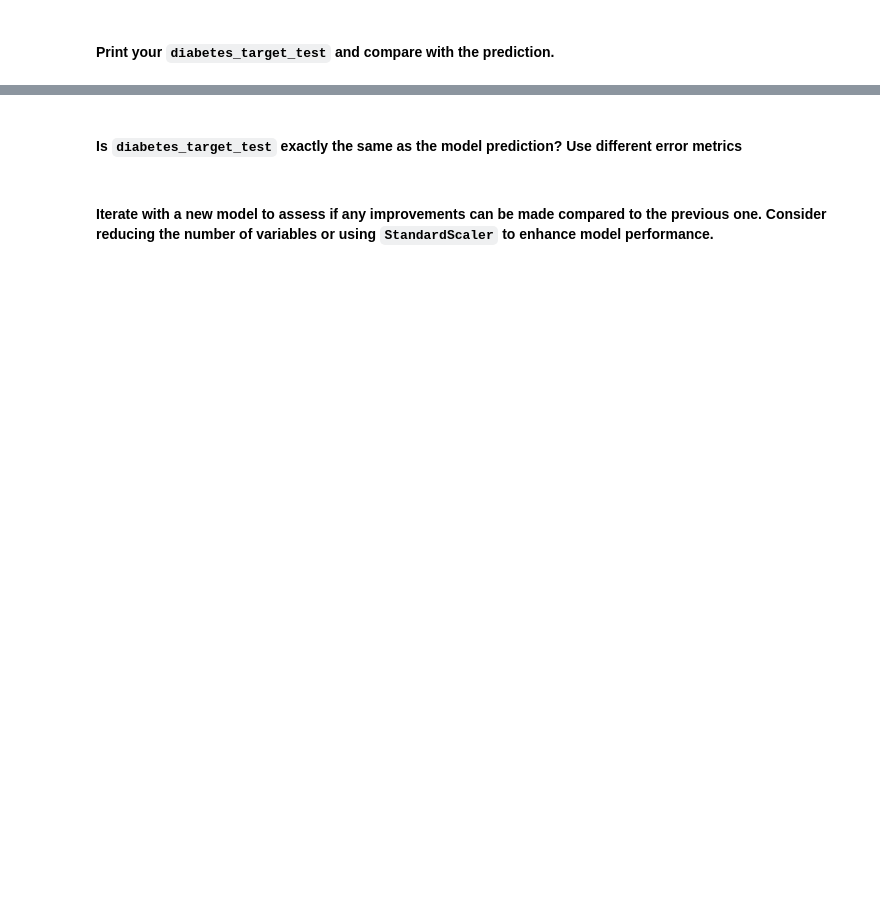
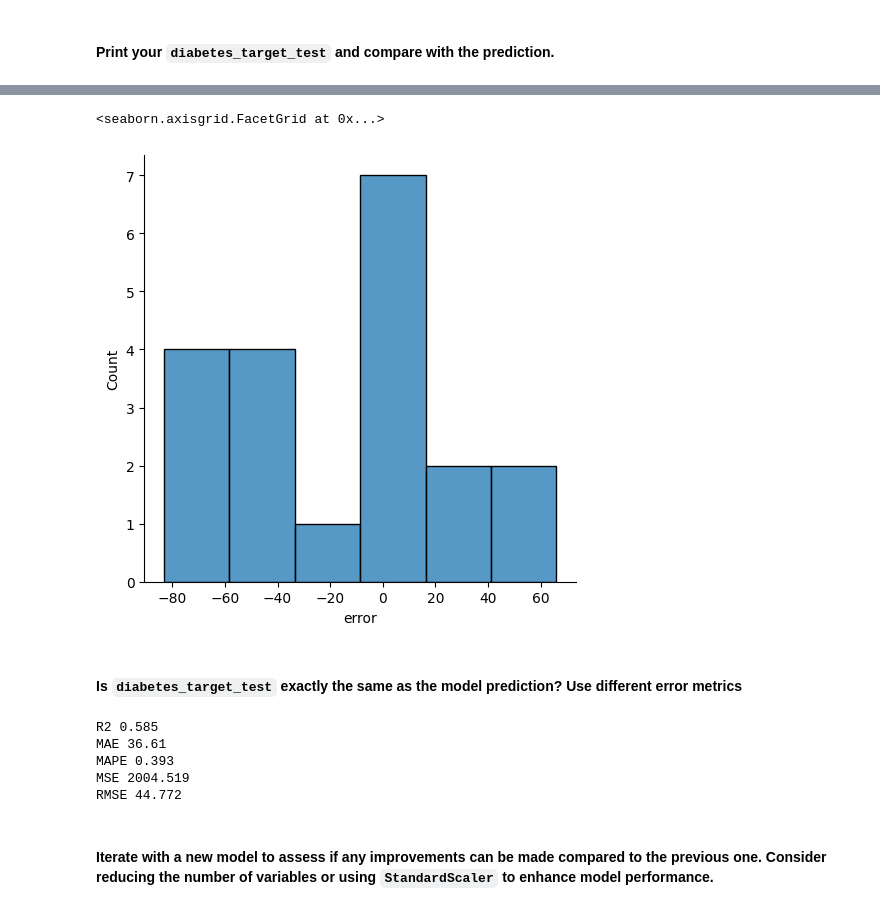
Before and after one commit to angelrodnah/2309_dsft_thebridge, a Jupyter notebook: 3-Machine_Learning/1-Supervisado/1-Regression/1-Linear_Regression/ejercicios/2 Diabetes.ipynb, the cells around one changed output, grey strips where cells are left out. Cells and saved outputs as stored; diff of their text form; code cells hidden in the pictures; blank space fills up the shorter version.

```diff
--- a/3-Machine_Learning/1-Supervisado/1-Regression/1-Linear_Regression/ejercicios/2 Diabetes.ipynb
+++ b/3-Machine_Learning/1-Supervisado/1-Regression/1-Linear_Regression/ejercicios/2 Diabetes.ipynb
@@ -44,0 +112,8 @@ Define `diabetes_data_train`, `diabetes_target_train`, `diabetes_data_test`, and
+# %%
+from sklearn.model_selection import train_test_split
+
+diabetes_data_train, diabetes_data_test, diabetes_target_train, diabetes_target_test = train_test_split(
+                                                                                                        diabetes["data"],
+                                                                                                        diabetes['target'],
+                                                                                                        test_size = 20,
+                                                                                                        shuffle = False)
@@ -59,0 +253,3 @@ This is the linear regression model fitted to your training dataset.
+# %%
+predictions = diabetes_model.predict(diabetes_data_test)
+predictions
@@ -60,2 +262,6 @@ This is the linear regression model fitted to your training dataset.
 # %% [markdown]
 #### Print your `diabetes_target_test` and compare with the prediction.
+# %%
+df_eval = pd.DataFrame({"pred":predictions, "real_value":diabetes_target_test})
+df_eval['error'] = df_eval['real_value'] - df_eval['pred']
+df_eval
@@ -62,4 +286,23 @@ This is the linear regression model fitted to your training dataset.
+# %%
+sns.displot(df_eval['error'])
+# %% [output]
+<seaborn.axisgrid.FacetGrid at 0x...>
+[figure, added]
 # %% [markdown]
 #### Is `diabetes_target_test` exactly the same as the model prediction? Use different error metrics
+# %%
+from sklearn.metrics import mean_absolute_error, mean_squared_error, mean_absolute_percentage_error, r2_score
+
+print("R2", round(r2_score(diabetes_target_test, predictions),3))
+print("MAE", round(mean_absolute_error(diabetes_target_test, predictions),3))
+print("MAPE", round(mean_absolute_percentage_error(diabetes_target_test, predictions),3))
+print("MSE", round(mean_squared_error(diabetes_target_test, predictions),3))
+print("RMSE", round(np.sqrt(mean_squared_error(diabetes_target_test, predictions)),3))
+# %% [output]
+R2 0.585
+MAE 36.61
+MAPE 0.393
+MSE 2004.519
+RMSE 44.772
 # %% [markdown]
 #### Iterate with a new model to assess if any improvements can be made compared to the previous one. Consider reducing the number of variables or using `StandardScaler` to enhance model performance.
```
Also changed, not shown: parts of 32 cells of this notebook.
